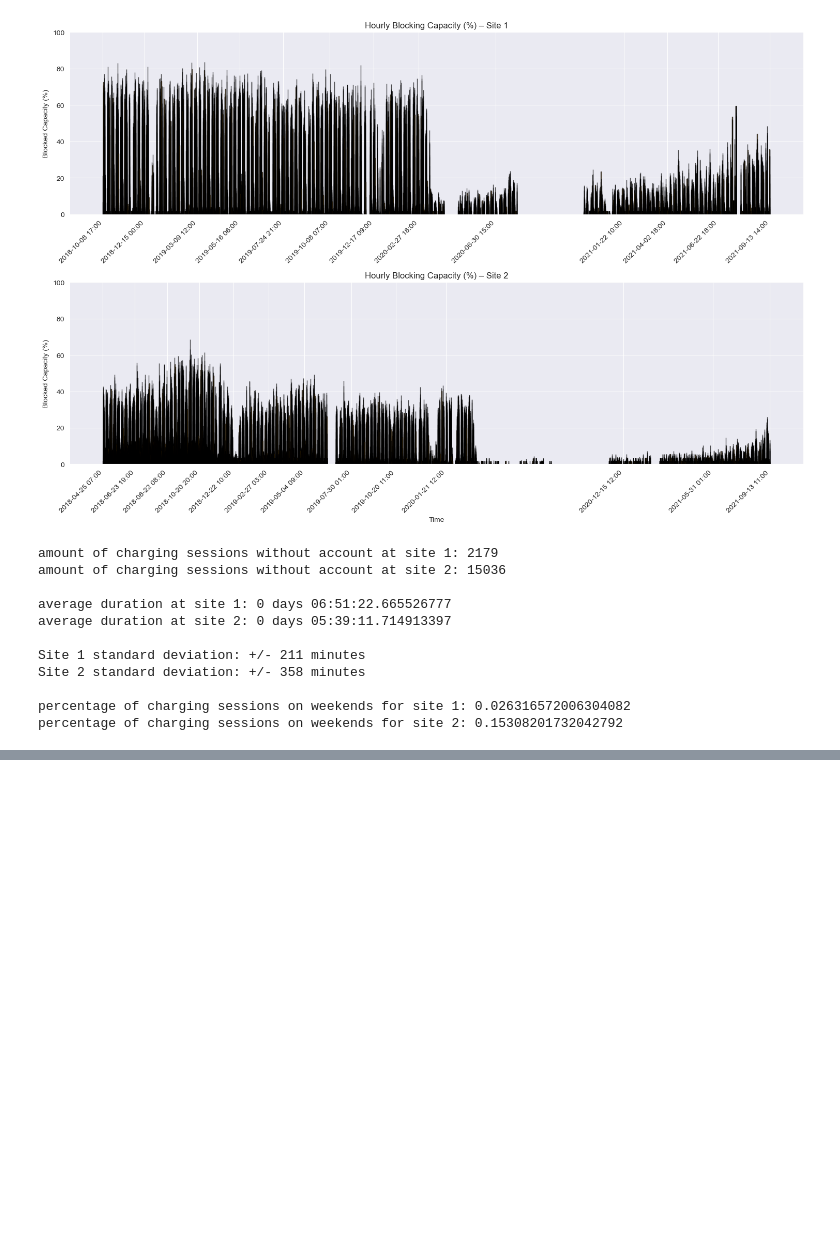
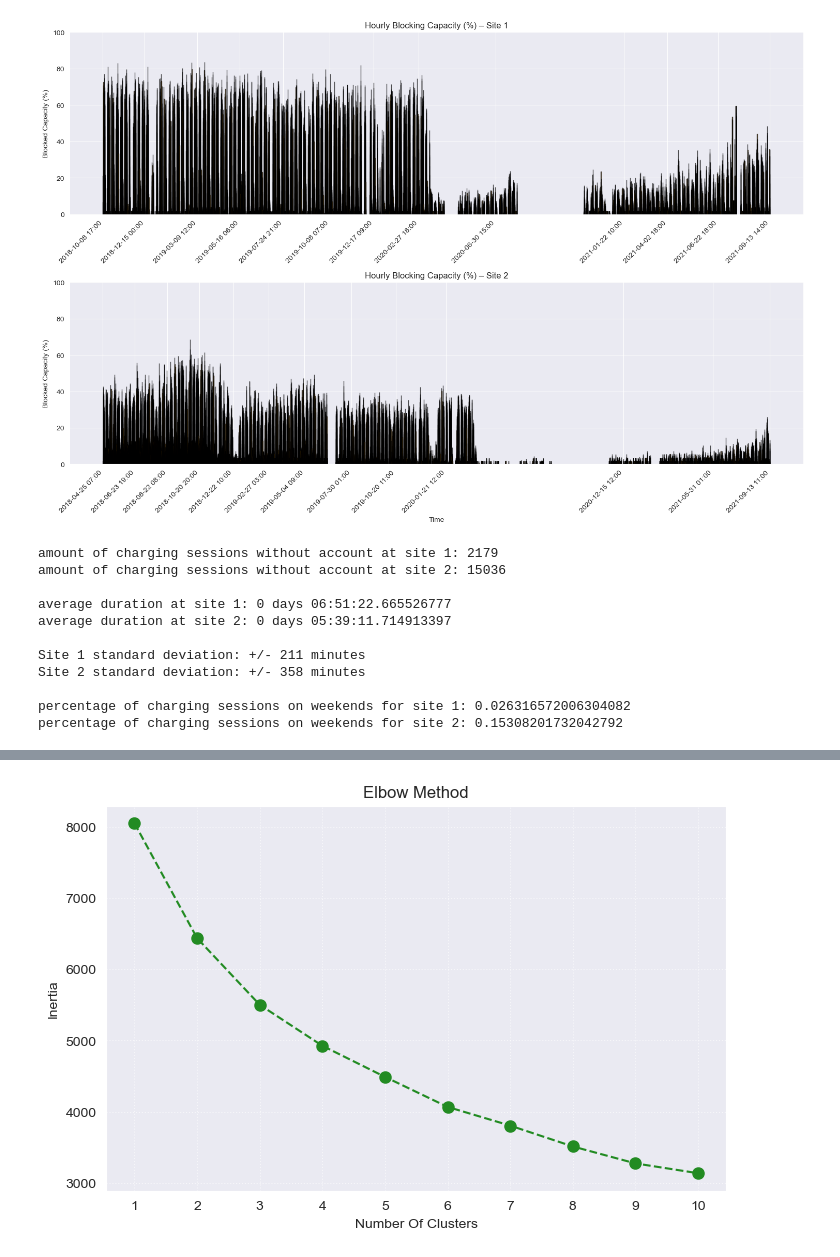
Before and after one commit to dfd0430/wiso, a Jupyter notebook: main.ipynb, the cells around one changed output, grey strips where cells are left out. Drawn from its saved outputs; the diff is of its cells as text; code cells hidden in the pictures; blank space fills up the shorter version.

Commit message:
some clustering WIP

```diff
--- a/main.ipynb
+++ b/main.ipynb
@@ -554,17 +487,0 @@ def cluster_and_plot_3d(df, cluster_cols, k, x_col, y_col, z_col, symbol_col=Non
-# %%
-# 1. Duration (in hours)
-charging_sessions['duration_hours'] = (
-    charging_sessions['disconnectTime'] - charging_sessions['connectionTime']
-).dt.total_seconds() / 3600
-
-# 2. Account Status (Numeric for math, String for visual)
-charging_sessions['has_account'] = charging_sessions['userID'].notnull().astype(int)
-charging_sessions['Account_Status'] = charging_sessions['has_account'].map({1: 'Account Holder', 0: 'Guest'})
-
-# 3. Time Features
-# Linear Hour (0-24) -> Good for Visuals (Z-axis)
-charging_sessions['start_hour'] = charging_sessions['connectionTime'].dt.hour + charging_sessions['connectionTime'].dt.minute / 60
-
-# Cyclical Hour (Sin/Cos) -> Good for Math (Clustering)
-charging_sessions['start_sin'] = np.sin(2 * np.pi * charging_sessions['start_hour'] / 24)
-charging_sessions['start_cos'] = np.cos(2 * np.pi * charging_sessions['start_hour'] / 24)
@@ -582,0 +552,32 @@ df_result = cluster_and_plot_3d(
+# %%
+def plot_elbow_method(df, feature_cols, max_clusters=10, random_state=42):
+
+    x_raw = df[feature_cols].fillna(0)
+    scaler = StandardScaler()
+    x_scaled = scaler.fit_transform(x_raw)
+
+    inertia = []
+    k_range = range(1, max_clusters + 1)
+
+    for k in k_range:
+        km = KMeans(n_clusters=k, init='k-means++', random_state=random_state, n_init=10)
+        km.fit(x_scaled)
+        inertia.append(km.inertia_)
+
+    plt.figure(figsize=(8, 5))
+    plt.plot(k_range, inertia, marker='o', linestyle='--', color='forestgreen', markersize=8)
+
+    plt.title('Elbow Method')
+    plt.xlabel('Number Of Clusters')
+    plt.ylabel('Inertia')
+    plt.xticks(k_range)
+    plt.grid(True, linestyle=':', alpha=0.6)
+    plt.show()
+
+my_features = [
+    'count', 'start_hour_std', 'start_hour_avg', 'median_site',
+    'avg_kwh', 'median_block', 'median_duration', 'median_request'
+]
+plot_elbow_method(charging_sessions_registered_grouped,my_features)
+# %% [output]
+[figure, added]
```
Also changed, not shown: parts of 15 cells of this notebook.
